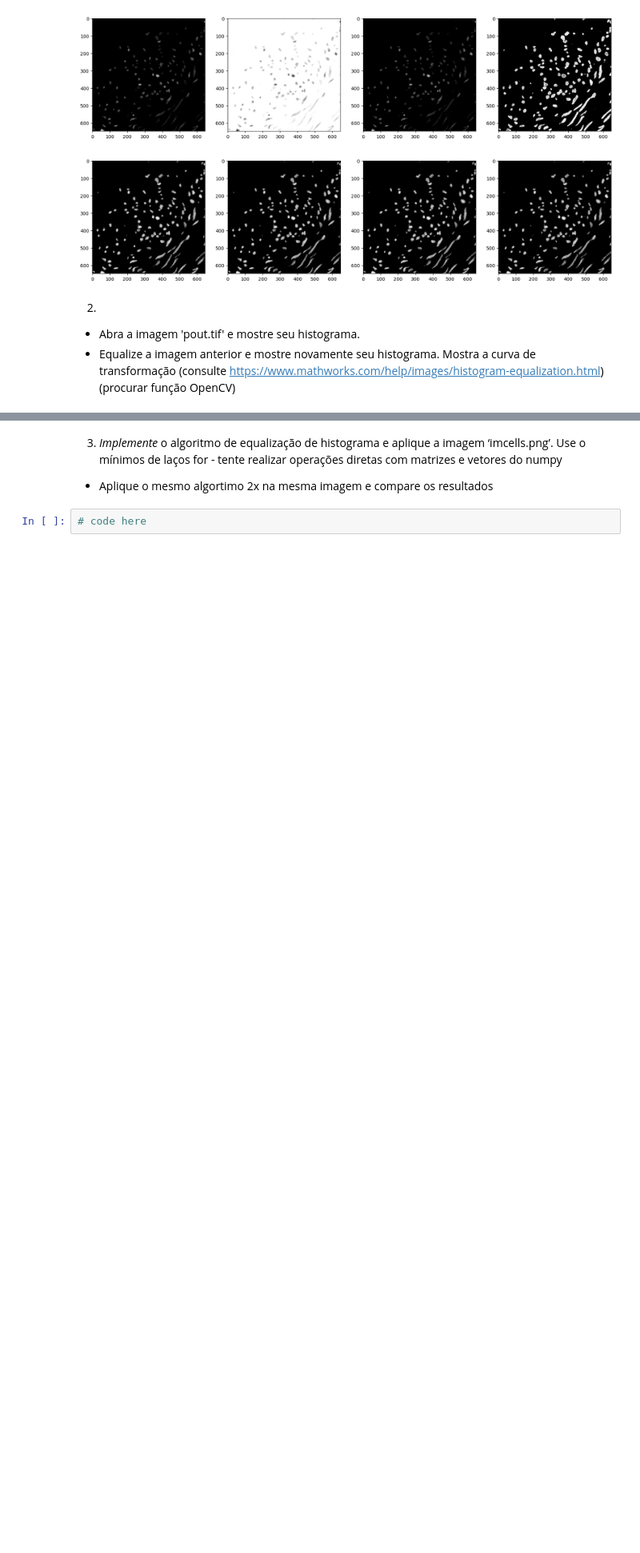
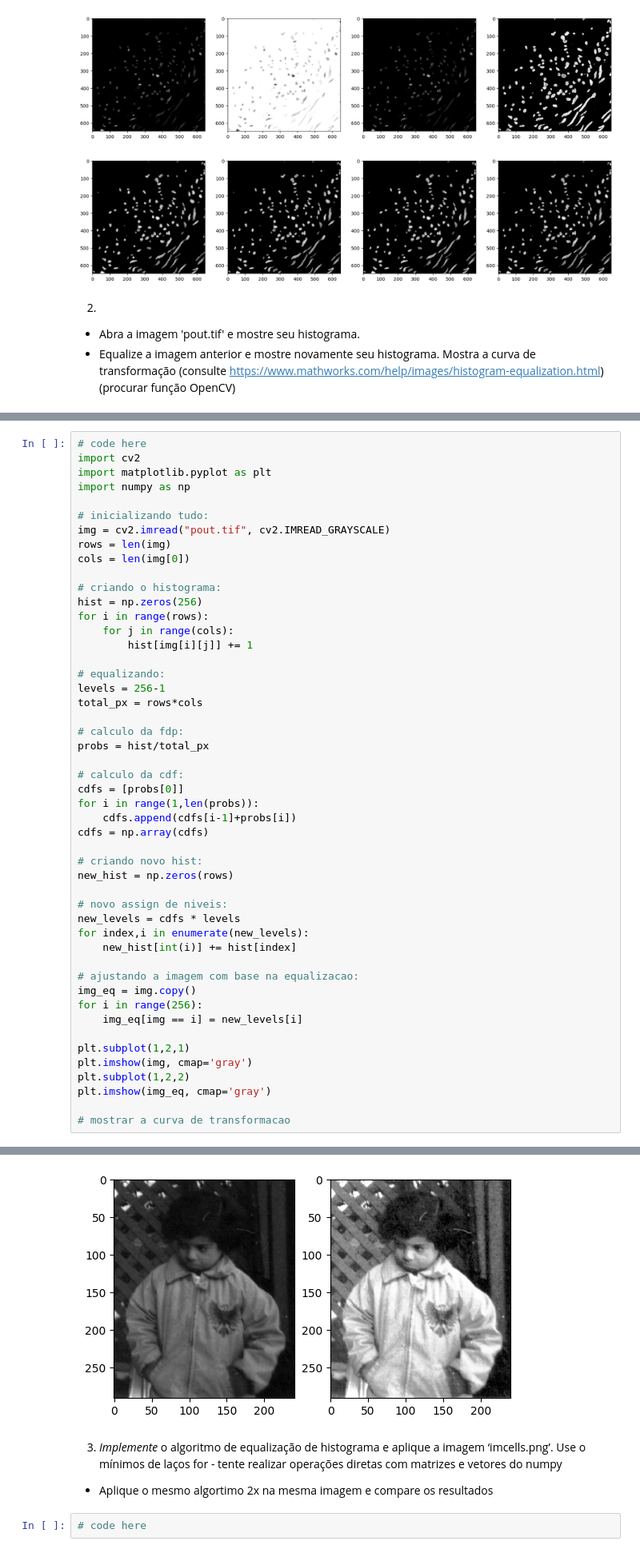
Before and after one commit to gventino/OpenCV2Practices, a Jupyter notebook: Lab03 - Histogram Equalization/Lab03_hist.ipynb, the cells around one changed output, grey strips where cells are left out. Shown at 80% size. Saved outputs shown, nothing was run; the diff lists cells and outputs as text; blank space fills up the shorter version.

```diff
--- a/Lab03 - Histogram Equalization/Lab03_hist.ipynb
+++ b/Lab03 - Histogram Equalization/Lab03_hist.ipynb
@@ -57,0 +56,50 @@ plt.show()
+# %%
+# code here
+import cv2
+import matplotlib.pyplot as plt
+import numpy as np
+
+# inicializando tudo:
+img = cv2.imread("pout.tif", cv2.IMREAD_GRAYSCALE)
+rows = len(img)
+cols = len(img[0])
+
+# criando o histograma:
+hist = np.zeros(256)
+for i in range(rows):
+    for j in range(cols):
+        hist[img[i][j]] += 1
+
+# equalizando:
+levels = 256-1
+total_px = rows*cols
+
+# calculo da fdp:
+probs = hist/total_px
+
+# calculo da cdf:
+cdfs = [probs[0]]
+for i in range(1,len(probs)):
+    cdfs.append(cdfs[i-1]+probs[i])
+cdfs = np.array(cdfs)
+
+# criando novo hist:
+new_hist = np.zeros(rows)
+
+# novo assign de niveis:
+new_levels = cdfs * levels
+for index,i in enumerate(new_levels):
+    new_hist[int(i)] += hist[index]
+
+# ajustando a imagem com base na equalizacao:
+img_eq = img.copy()
+for i in range(256):
+    img_eq[img == i] = new_levels[i]
+
+plt.subplot(1,2,1)
+plt.imshow(img, cmap='gray')
+plt.subplot(1,2,2)
+plt.imshow(img_eq, cmap='gray')
+
+# mostrar a curva de transformacao
+# %% [output]
@@ -58,3 +107,4 @@ plt.show()
+[figure, added]
 # %% [markdown]
 3) *Implemente* o algoritmo de equalização de histograma e aplique a imagem ‘imcells.png’. Use o mínimos de laços for - tente realizar operações diretas com matrizes e vetores do numpy
 - Aplique o mesmo algortimo 2x na mesma imagem e compare os resultados
```
Also changed, not shown: parts of 2 cells of this notebook.
